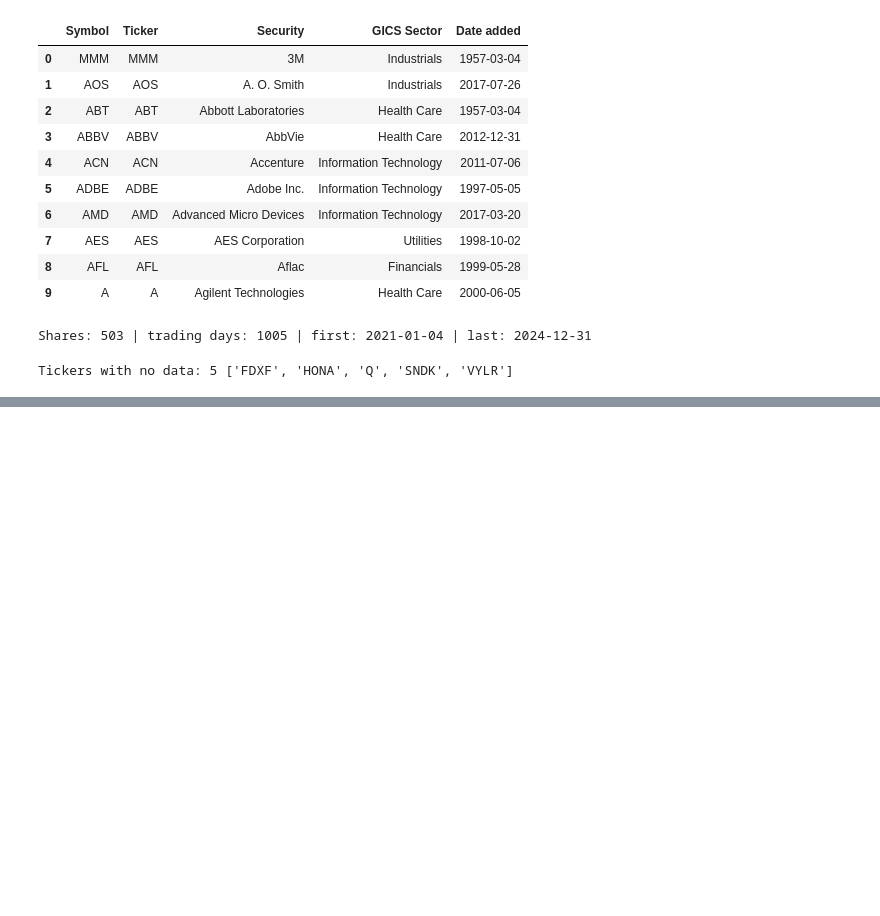
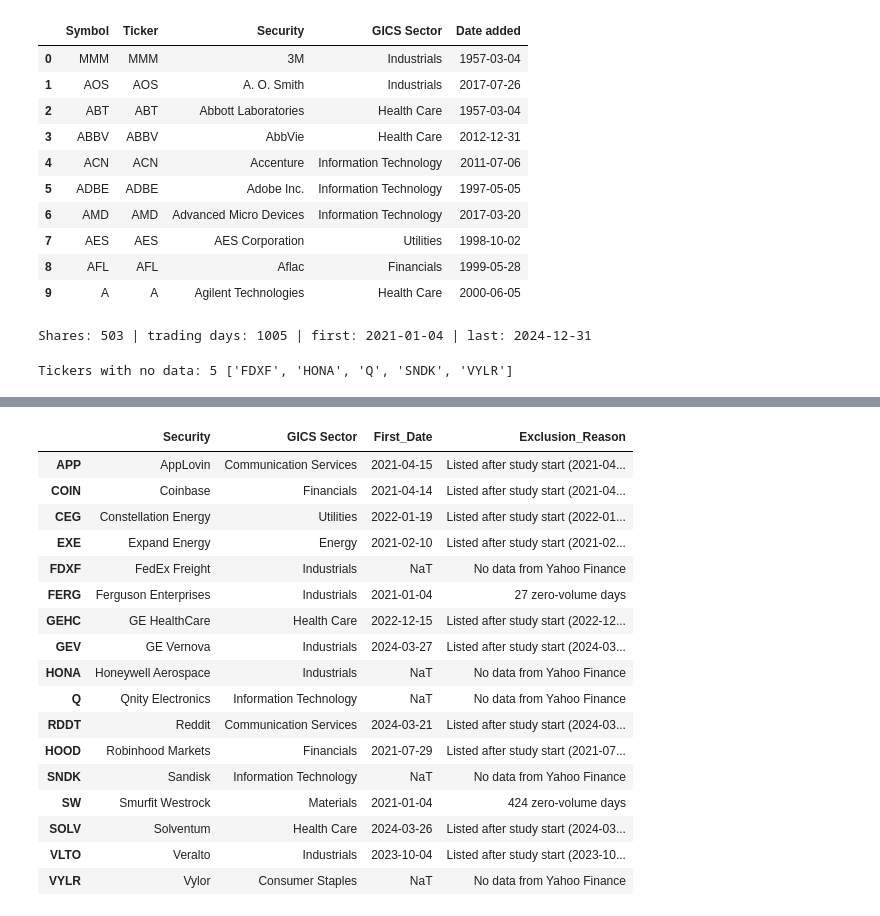
Before and after one commit to suhailnoor1821/CRM_CW1_Stock_Segmentation, a Jupyter notebook: CRM_CW1.ipynb, the cells around one changed output, grey strips where cells are left out. Cells and saved outputs as stored; diff of their text form; code cells hidden in the pictures; blank space fills up the shorter version.

Commit message:
1.2 Data checks

```diff
--- a/CRM_CW1.ipynb
+++ b/CRM_CW1.ipynb
@@ -109,0 +116,14 @@ Tickers with no data: 5 ['FDXF', 'HONA', 'Q', 'SNDK', 'VYLR']
+# %%
+# Task 1.2 Part 1: Check for duplicate dates and missing S&P 500 prices
+print('Trading days:', len(gspc), '| first:', gspc.index.min().date(), '| last:', gspc.index.max().date())
+print('Duplicate dates - shares:', adj_close.index.duplicated().sum(), '| benchmark:', gspc.index.duplicated().sum())
+print('Missing benchmark prices:', gspc['Adj Close'].isna().sum())
+print('Benchmark Adj Close equals Close:', np.allclose(gspc['Adj Close'], gspc['Close']))
+
+# Put every share on the same trading days as the S&P 500
+# Missing days stay empty - we do NOT fill them
+adj_close = adj_close.reindex(gspc.index)
+close = close.reindex(gspc.index)
+volume = volume.reindex(gspc.index)
+dividends = dividends.reindex(gspc.index).fillna(0)   # 0 = no dividend that day
+splits = splits.reindex(gspc.index).fillna(0)         # 0 = no split that day
@@ -109,0 +135,48 @@ Tickers with no data: 5 ['FDXF', 'HONA', 'Q', 'SNDK', 'VYLR']
+# %%
+# Task 1.2 Part 2: Check every share and write down why a share is removed
+first_day = gspc.index[0]
+last_day = gspc.index[-1]
+
+# One row per share: first date, last date and how many days have problems
+checks = pd.DataFrame(index=adj_close.columns)
+checks['First_Date'] = adj_close.apply(lambda s: s.first_valid_index())
+checks['Last_Date'] = adj_close.apply(lambda s: s.last_valid_index())
+checks['Missing_Days'] = (adj_close.isna() | close.isna() | volume.isna()).sum()
+checks['Bad_Price_Days'] = ((adj_close <= 0) | (close <= 0)).sum()
+checks['Zero_Volume_Days'] = (volume <= 0).sum()
+checks['Splits'] = (splits > 0).sum()
+checks['Dividends'] = (dividends > 0).sum()
+
+# Stock splits: Yahoo already adjusts prices for splits,
+# so the Close price should NOT jump on a split day
+daily_change = (close / close.shift(1) - 1).abs()
+checks['Change_On_Split_Day'] = daily_change.where(splits > 0).max()
+
+checks = checks.reindex(tickers)      # one row for every ticker on the Wikipedia list
+
+# Give the reason a share is removed (empty text = the share is kept)
+def exclusion_reason(row):
+    if pd.isna(row['First_Date']):
+        return 'No data from Yahoo Finance'
+    if row['First_Date'] > first_day:
+        return f"Listed after study start ({row['First_Date'].date()})"
+    if row['Last_Date'] < last_day:
+        return f"History ends early ({row['Last_Date'].date()})"
+    if row['Missing_Days'] > 0:
+        return f"{int(row['Missing_Days'])} missing days"
+    if row['Bad_Price_Days'] > 0:
+        return 'Zero or negative price'
+    if row['Zero_Volume_Days'] > 0:
+        return f"{int(row['Zero_Volume_Days'])} zero-volume days"
+    if row['Change_On_Split_Day'] > 0.25:
+        return 'Price jump on split day'
+    return ''
+
+checks['Exclusion_Reason'] = checks.apply(exclusion_reason, axis=1)
+checks = checks.join(sp500_df.set_index('Ticker')[['Security', 'GICS Sector']])
+# List of shares that passed every check
+included = checks.index[checks['Exclusion_Reason'] == ''].tolist()
+
+print('Tickers on the list:', len(checks), '| retained:', len(included), '| excluded:', len(checks) - len(included))
+checks.loc[checks['Exclusion_Reason'] != '', ['Security', 'GICS Sector', 'First_Date', 'Exclusion_Reason']]
+# %% [output]
@@ -109,0 +184,18 @@ Tickers with no data: 5 ['FDXF', 'HONA', 'Q', 'SNDK', 'VYLR']
+|  | Security | GICS Sector | First_Date | Exclusion_Reason |
+| APP | AppLovin | Communication Services | 2021-04-15 | Listed after study start (2021-04... |
+| COIN | Coinbase | Financials | 2021-04-14 | Listed after study start (2021-04... |
+| CEG | Constellation Energy | Utilities | 2022-01-19 | Listed after study start (2022-01... |
+| EXE | Expand Energy | Energy | 2021-02-10 | Listed after study start (2021-02... |
+| FDXF | FedEx Freight | Industrials | NaT | No data from Yahoo Finance |
+| FERG | Ferguson Enterprises | Industrials | 2021-01-04 | 27 zero-volume days |
+| GEHC | GE HealthCare | Health Care | 2022-12-15 | Listed after study start (2022-12... |
+| GEV | GE Vernova | Industrials | 2024-03-27 | Listed after study start (2024-03... |
+| HONA | Honeywell Aerospace | Industrials | NaT | No data from Yahoo Finance |
+| Q | Qnity Electronics | Information Technology | NaT | No data from Yahoo Finance |
+| RDDT | Reddit | Communication Services | 2024-03-21 | Listed after study start (2024-03... |
+| HOOD | Robinhood Markets | Financials | 2021-07-29 | Listed after study start (2021-07... |
+| SNDK | Sandisk | Information Technology | NaT | No data from Yahoo Finance |
+| SW | Smurfit Westrock | Materials | 2021-01-04 | 424 zero-volume days |
+| SOLV | Solventum | Health Care | 2024-03-26 | Listed after study start (2024-03... |
+| VLTO | Veralto | Industrials | 2023-10-04 | Listed after study start (2023-10... |
+| VYLR | Vylor | Consumer Staples | NaT | No data from Yahoo Finance |
```
Also changed, not shown: parts of 5 cells of this notebook.
